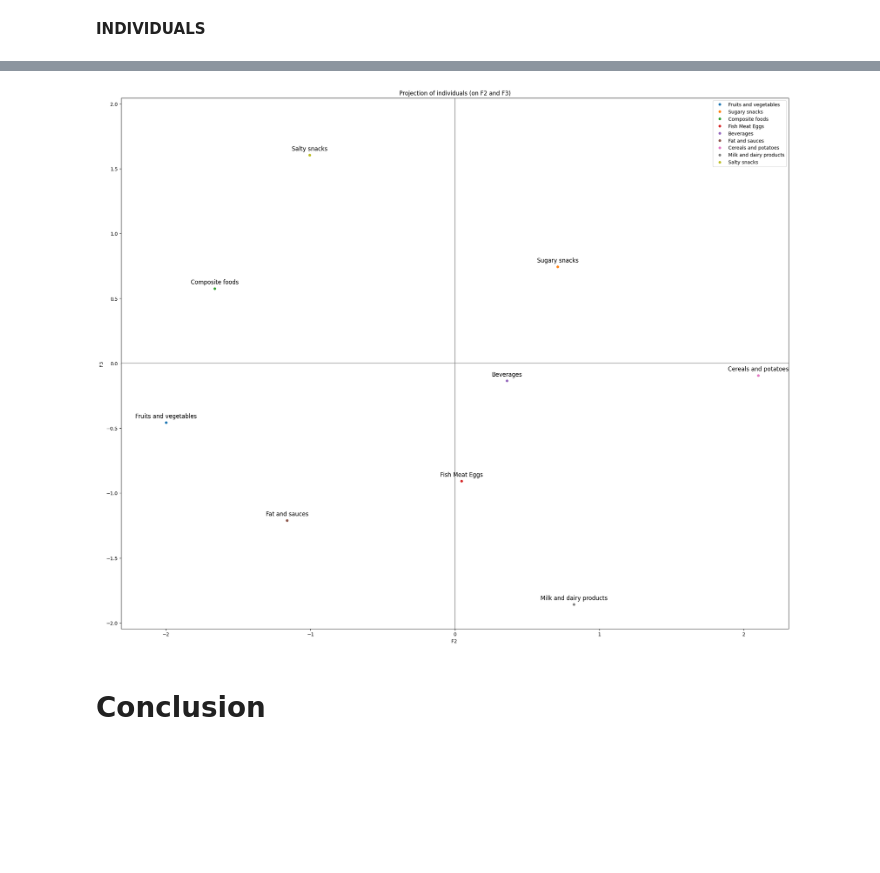
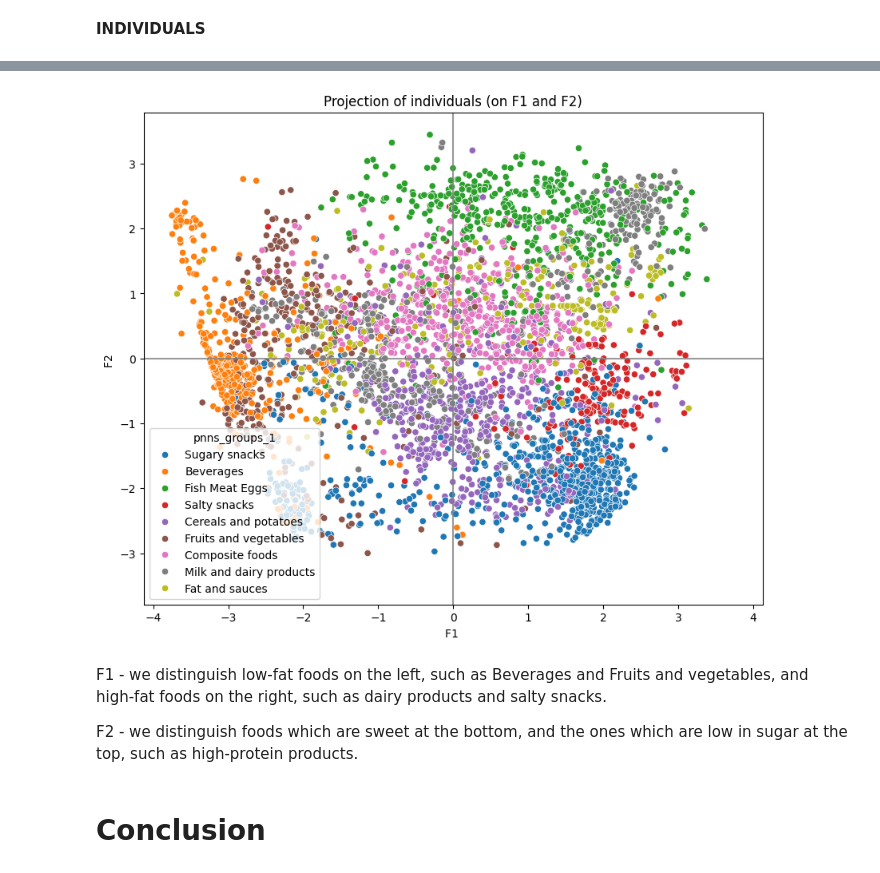
Before and after one commit to helenatong/oc_p3_cleaning_dataset_and_analysis, a Jupyter notebook: project3_cleaning.ipynb, the cells around one changed output, grey strips where cells are left out. Saved outputs shown, nothing was run; the diff lists cells and outputs as text; code cells hidden in the pictures; blank space fills up the shorter version.

```diff
--- a/project3_cleaning.ipynb
+++ b/project3_cleaning.ipynb
@@ -717,8 +729,6 @@ However, this result is encouraging and represents a good score. Furthermore, it
 ## **A. Univariate an Bivariate analysis**
 # %% [markdown]
 **UNIVARIATE ANALYSIS**
-# %%
-df = pd.read_csv('/content/drive/MyDrive/openclassrooms/project_list/project_3/data/df_cleaned.csv', sep = ',', low_memory = False)
 # %%
 # statistic information
 df.describe().apply(lambda s: s.apply('{0:.0f}'.format))
@@ -943,9 +951,19 @@ display_factorial_planes(cluster_centers, x_y, labels=unique_values, alpha=1, fi
-# %%
-# second plane
-x_y = [1,2]
-unique_values = df[TARGET].unique()
-display_factorial_planes(cluster_centers, x_y, labels=unique_values, alpha=1, figsize=(25, 20), clusters=unique_values)
-# %% [output]
-[figure, removed]
+# %%
+# extract a sample
+df_sample = df.sample(4000)
+df_sample_num = df_sample[NUMERIC_FEATURES]
+X = df_sample_num.values
+X_scaled = scaler.fit_transform(X)
+X_proj = pca.transform(X_scaled)
+
+# first plane
+x_y = [0,1]
+display_factorial_planes(X_proj, x_y, clusters=df_sample[TARGET])
+# %% [output]
+[figure, added]
+# %% [markdown]
+F1 - we distinguish low-fat foods on the left, such as Beverages and Fruits and vegetables, and high-fat foods on the right, such as dairy products and salty snacks.
+
+F2 - we distinguish foods which are sweet at the bottom, and the ones which are low in sugar at the top, such as high-protein products.
 # %% [markdown]
 # **Conclusion**
```
Also changed, not shown: parts of 17 cells of this notebook.
